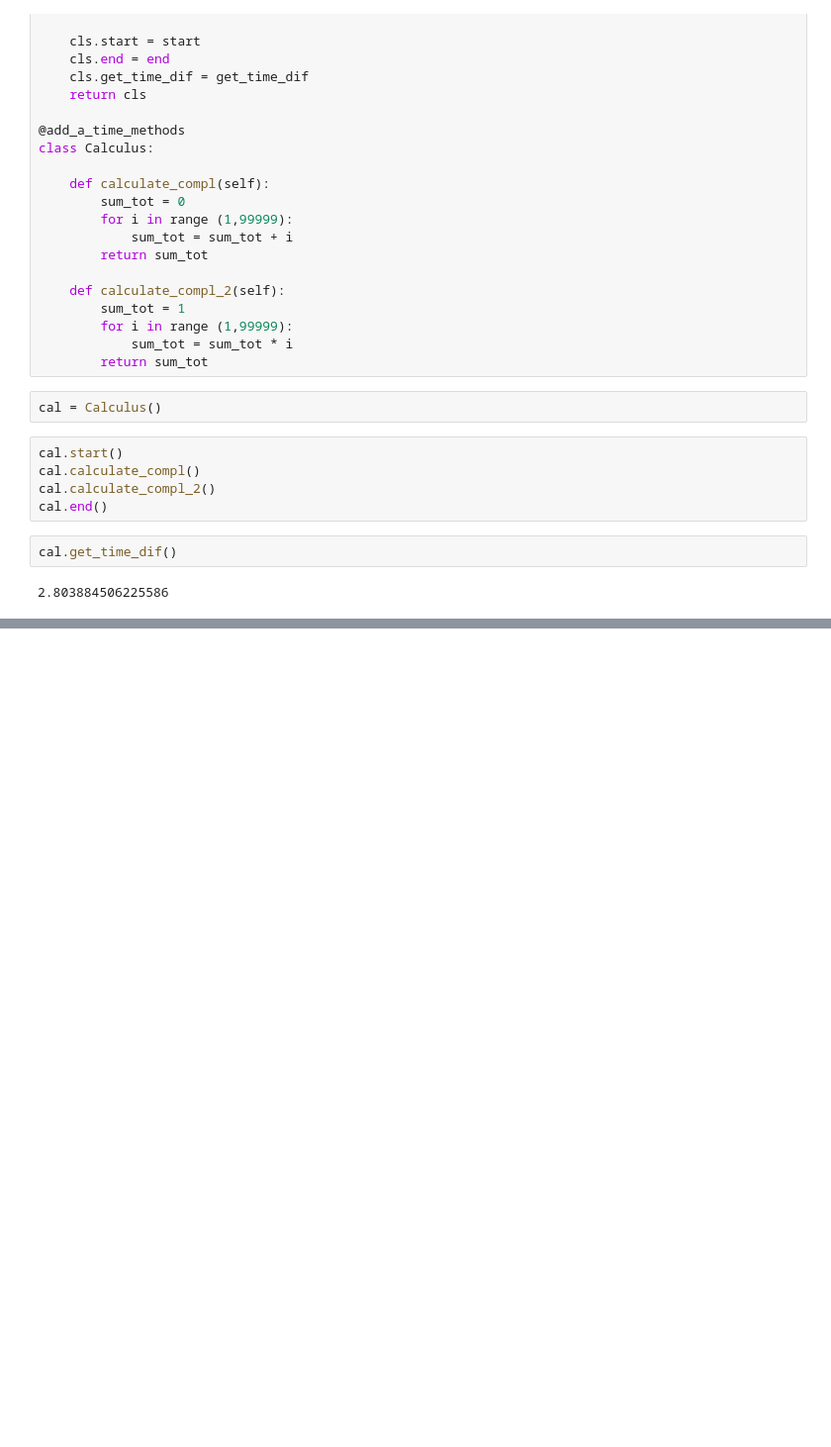
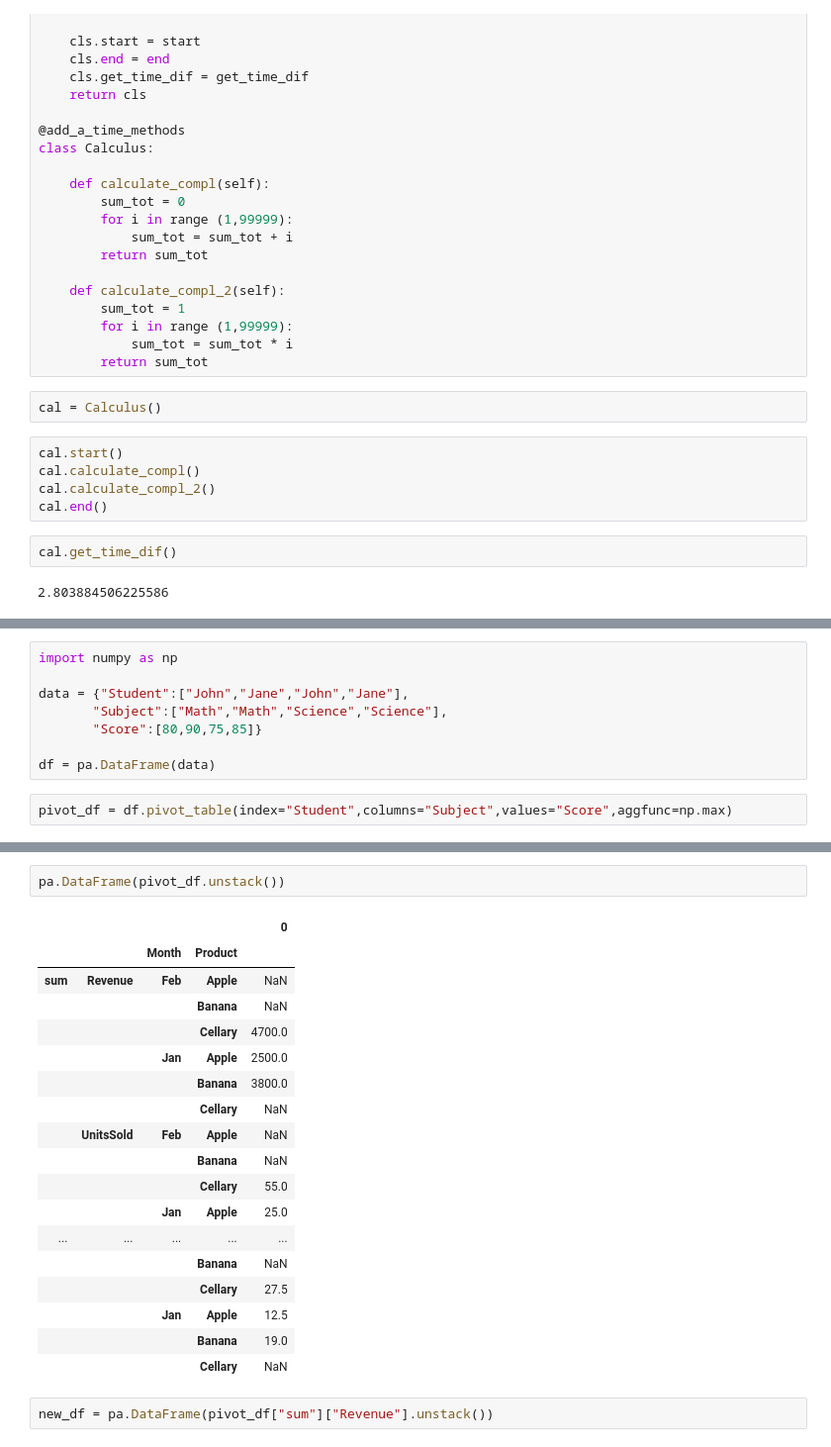
Before and after one commit to artursolekss/python2_practical, a Jupyter notebook: Week3.ipynb, the cells around one changed output, grey strips where cells are left out. Shown at 99% size. Saved outputs shown, nothing was run; the diff lists cells and outputs as text; blank space fills up the shorter version.

```diff
--- a/Week3.ipynb
+++ b/Week3.ipynb
@@ -451,0 +566,10 @@ cal.get_time_dif()
+# %%
+import numpy as np
+
+data = {"Student":["John","Jane","John","Jane"],
+       "Subject":["Math","Math","Science","Science"],
+       "Score":[80,90,75,85]}
+
+df = pa.DataFrame(data)
+# %%
+pivot_df = df.pivot_table(index="Student",columns="Subject",values="Score",aggfunc=np.max)
@@ -451,0 +623,23 @@ cal.get_time_dif()
+# %%
+pa.DataFrame(pivot_df.unstack())
+# %% [output]
+|  |  |  |  | 0 |
+|  |  | Month | Product |  |
+| sum | Revenue | Feb | Apple | NaN |
+|  |  |  | Banana | NaN |
+|  |  |  | Cellary | 4700.0 |
+|  |  | Jan | Apple | 2500.0 |
+|  |  |  | Banana | 3800.0 |
+|  |  |  | Cellary | NaN |
+|  | UnitsSold | Feb | Apple | NaN |
+|  |  |  | Banana | NaN |
+|  |  |  | Cellary | 55.0 |
+|  |  | Jan | Apple | 25.0 |
+| ... | ... | ... | ... | ... |
+|  |  |  | Banana | NaN |
+|  |  |  | Cellary | 27.5 |
+|  |  | Jan | Apple | 12.5 |
+|  |  |  | Banana | 19.0 |
+|  |  |  | Cellary | NaN |
+# %%
+new_df = pa.DataFrame(pivot_df["sum"]["Revenue"].unstack())
```
Also changed, not shown: parts of 70 cells of this notebook.
